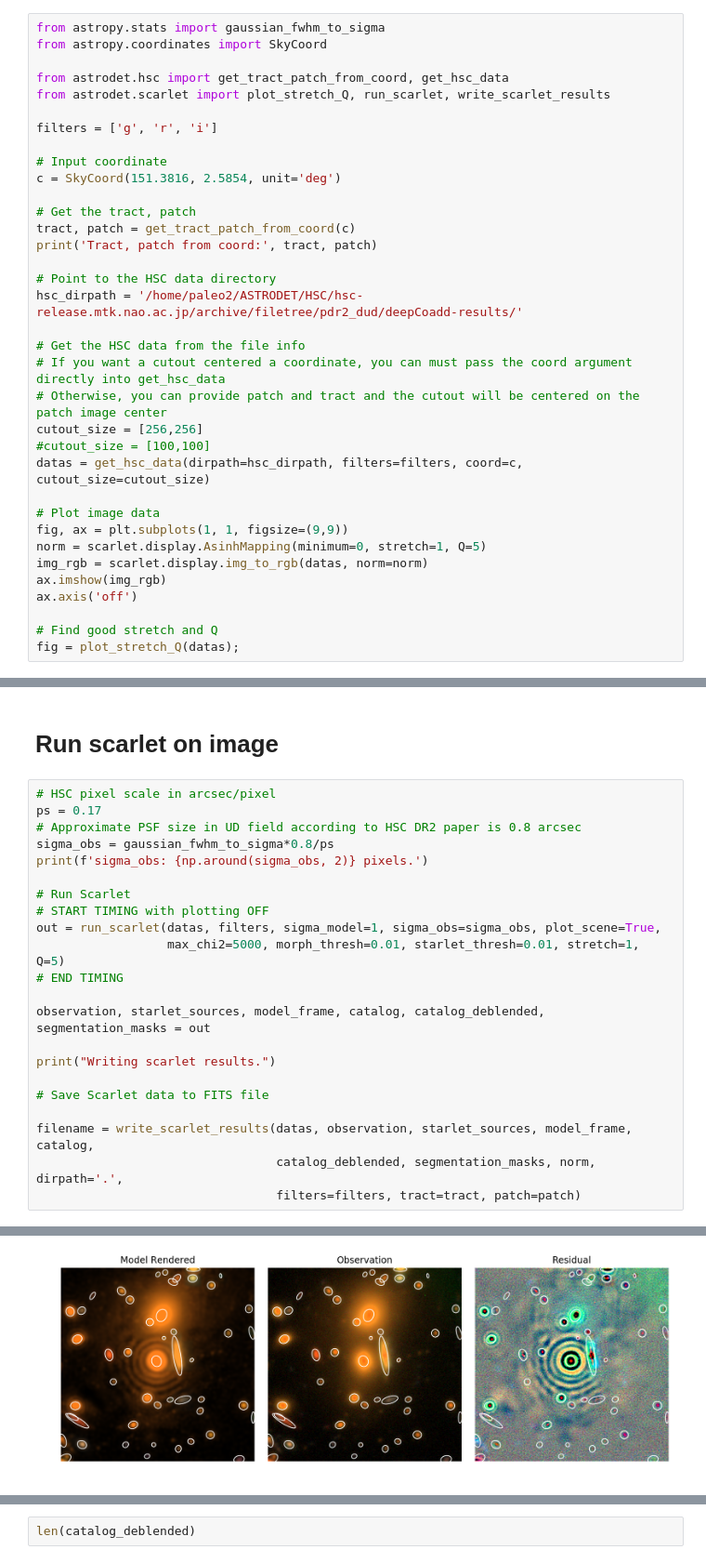
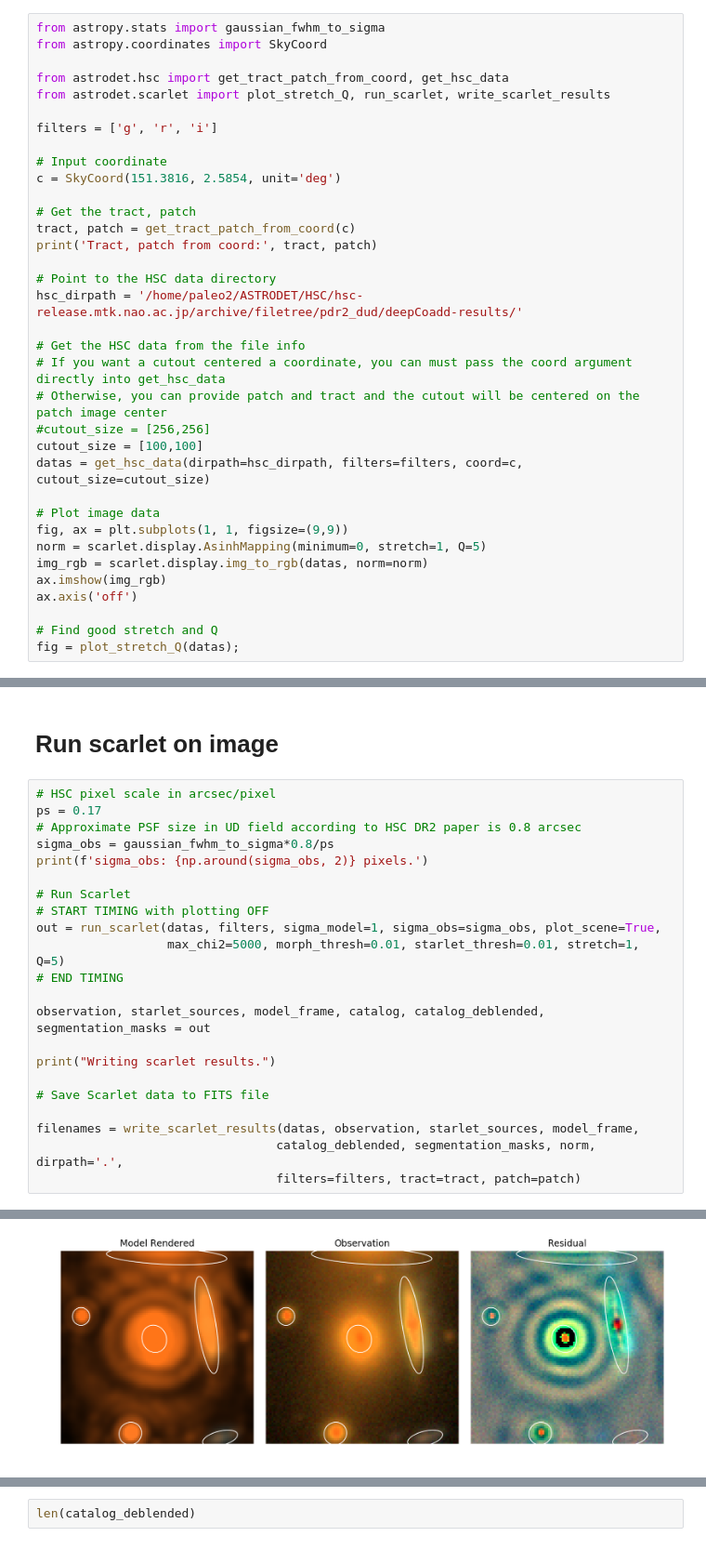
Before and after one commit to burke86/deepdisc, a Jupyter notebook: scarlet_tests.ipynb, the cells around one changed output, grey strips where cells are left out. Shown at 93% size. Drawn from its saved outputs; the diff is of its cells as text.

```diff
--- a/scarlet_tests.ipynb
+++ b/scarlet_tests.ipynb
@@ -61,8 +61,8 @@ hsc_dirpath = '/home/paleo2/ASTRODET/HSC/hsc-release.mtk.nao.ac.jp/archive/filet
 # Get the HSC data from the file info
 # If you want a cutout centered a coordinate, you can must pass the coord argument directly into get_hsc_data
 # Otherwise, you can provide patch and tract and the cutout will be centered on the patch image center
-cutout_size = [256,256]
-#cutout_size = [100,100]
+#cutout_size = [256,256]
+cutout_size = [100,100]
 datas = get_hsc_data(dirpath=hsc_dirpath, filters=filters, coord=c, cutout_size=cutout_size)
 
 # Plot image data
@@ -102,7 +102,7 @@ print("Writing scarlet results.")
 
 # Save Scarlet data to FITS file
 
-filename = write_scarlet_results(datas, observation, starlet_sources, model_frame, catalog,
+filenames = write_scarlet_results(datas, observation, starlet_sources, model_frame,
                                  catalog_deblended, segmentation_masks, norm, dirpath='.',
                                  filters=filters, tract=tract, patch=patch)
 # %% [output]
@@ -120,3 +120,3 @@ Scarlet ran for 39 iterations to logL = -181391.36082036592
 Extracting deblended catalog.
-[figure, old version]
+[figure, new version]
 Writing scarlet results.
```
Also changed, not shown: parts of 6 cells of this notebook, 1 other file.
